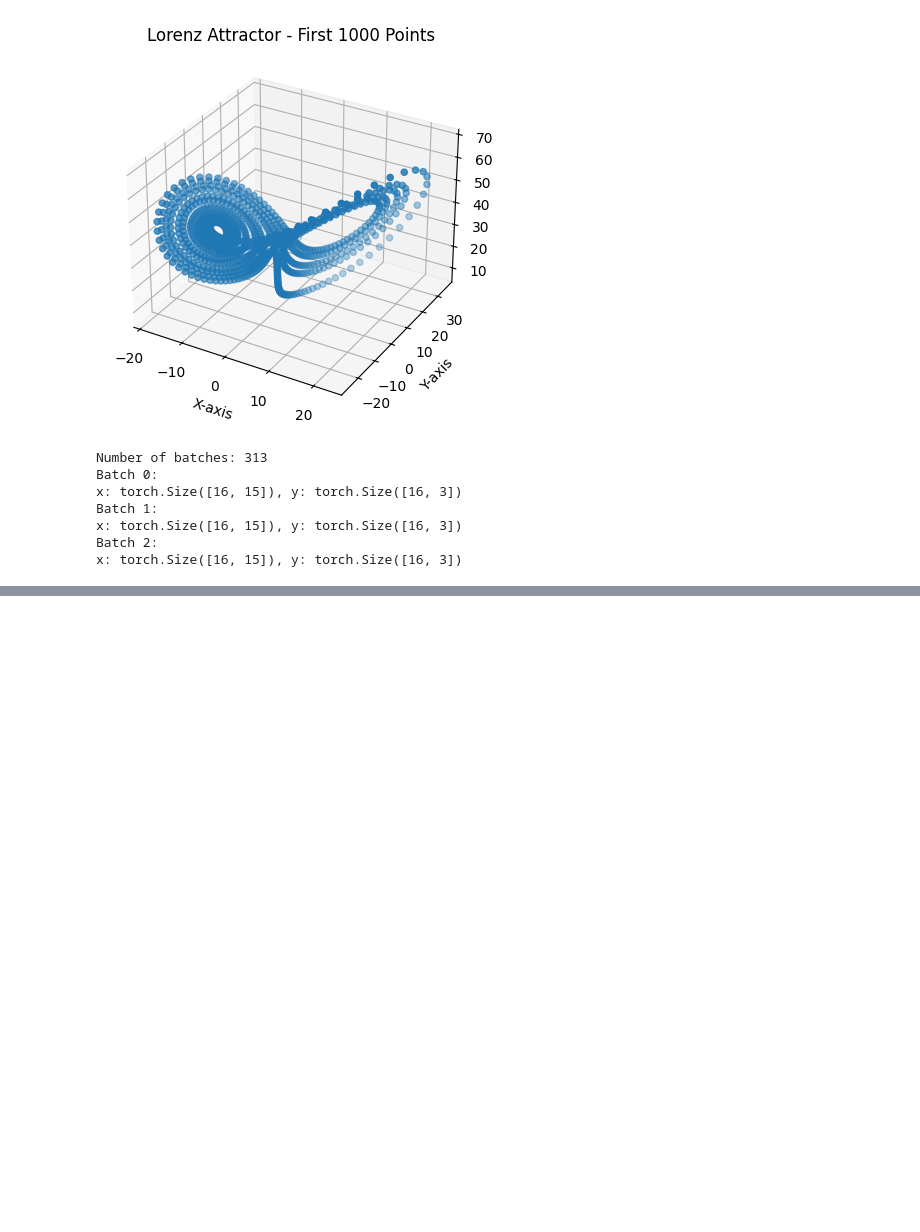
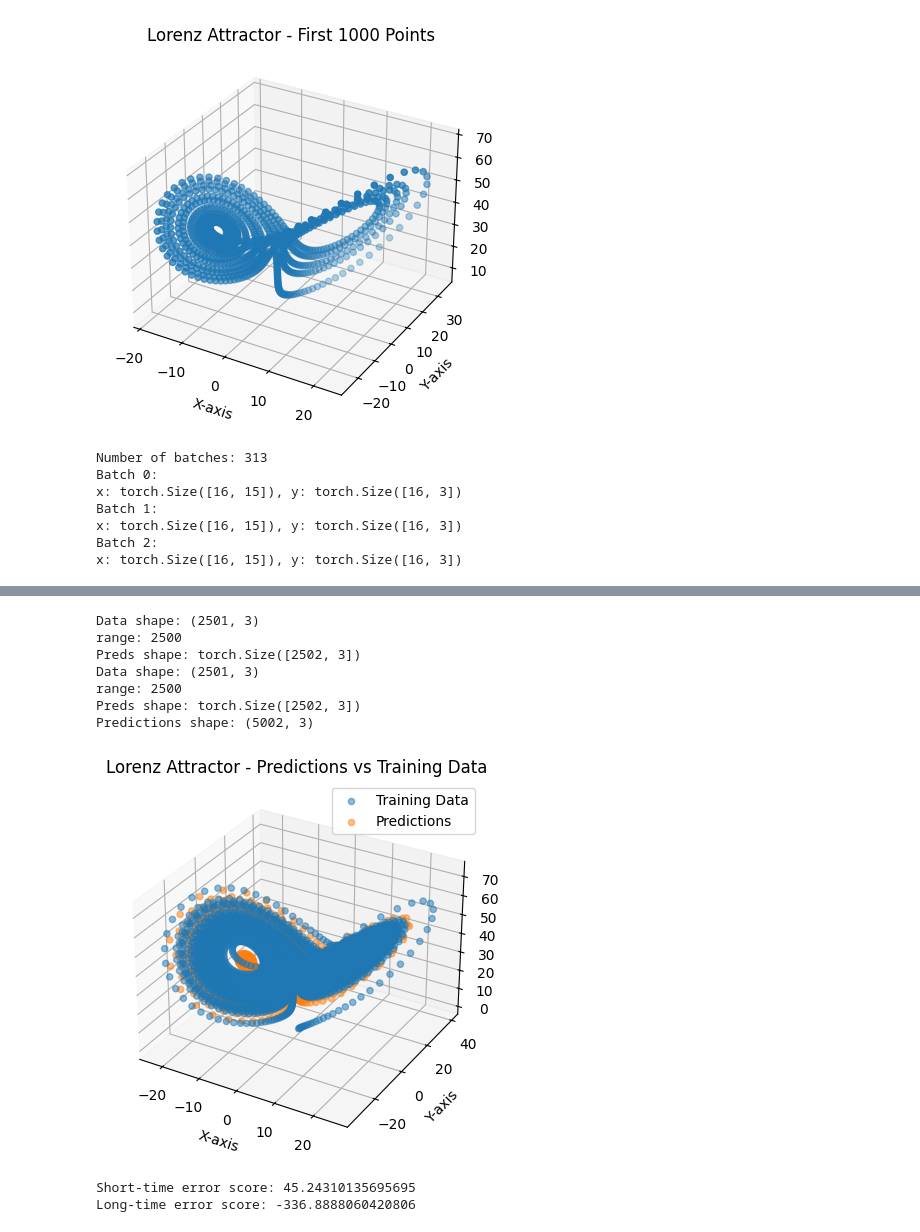
Before and after one commit to theo-brown/ml4de-hackathon-flyingpolarbears, a Jupyter notebook: nbs/lorenz_mlp.ipynb, the cells around one changed output, grey strips where cells are left out. Drawn from its saved outputs; the diff is of its cells as text; code cells hidden in the pictures; blank space fills up the shorter version.

```diff
--- a/nbs/lorenz_mlp.ipynb
+++ b/nbs/lorenz_mlp.ipynb
@@ -242,0 +339,40 @@ plt.show()
+# %%
+# Evaluate model trained with downsampled data on original data
+if downsample_factor != 1:
+    data = np.concat((lorenz_data_training_original, lorenz_data_validation_original), axis=0)
+    data = data[-(len(lorenz_data_validation_original)+input_steps*downsample_factor):]
+    preds = np.empty(data.shape)
+    for i in range(downsample_factor):
+        data_down = data[i::downsample_factor]
+        # print(f"Data shape: {data_down.shape}")
+        # Evaluate the model
+        pred = evaluate_model_autoregressive(model, data_down, input_steps=input_steps, output_steps=output_steps)
+        # print(f"Predictions shape: {pred.shape}")
+        preds[i::downsample_factor] = pred
+    # Plot the predictions
+    print(f"Predictions shape: {preds.shape}")
+    fig = plt.figure()
+    ax = fig.add_subplot(111, projection='3d')
+    ax.scatter(lorenz_data_training_original[:10000, 0], lorenz_data_training_original[:10000, 1], lorenz_data_training_original[:10000, 2], label='Training Data', alpha=0.5)
+    ax.scatter(preds[:10000, 0], preds[:10000, 1], preds[:10000, 2], label='Predictions', alpha=0.5)
+    plt.title('Lorenz Attractor - Predictions vs Training Data')
+    plt.xlabel('X-axis')
+    plt.ylabel('Y-axis')
+    plt.legend()
+    plt.show()
+# %% [output]
+Data shape: (2501, 3)
+range: 2500
+Preds shape: torch.Size([2502, 3])
+Data shape: (2501, 3)
+range: 2500
+Preds shape: torch.Size([2502, 3])
+Predictions shape: (5002, 3)
+[figure, added]
+# %%
+scores = scoring_lorenz(lorenz_data_validation_original, preds[-(lorenz_data_validation_original.shape[0]):], k=20, modes=100)
+print(f"Short-time error score: {scores[0]}")
+print(f"Long-time error score: {scores[1]}")
+# %% [output]
+Short-time error score: 45.24310135695695
+Long-time error score: -336.8888060420806
```
Also changed, not shown: parts of 9 cells of this notebook.
